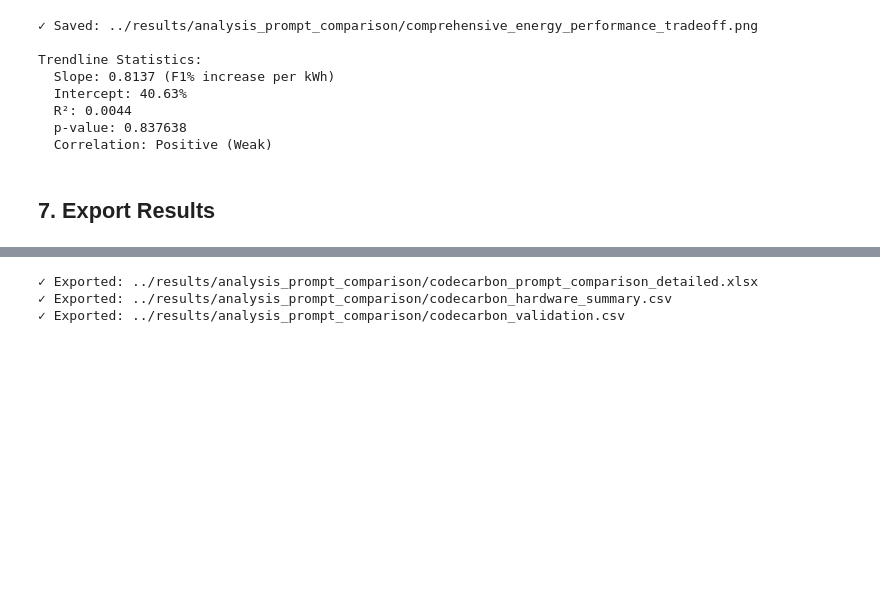
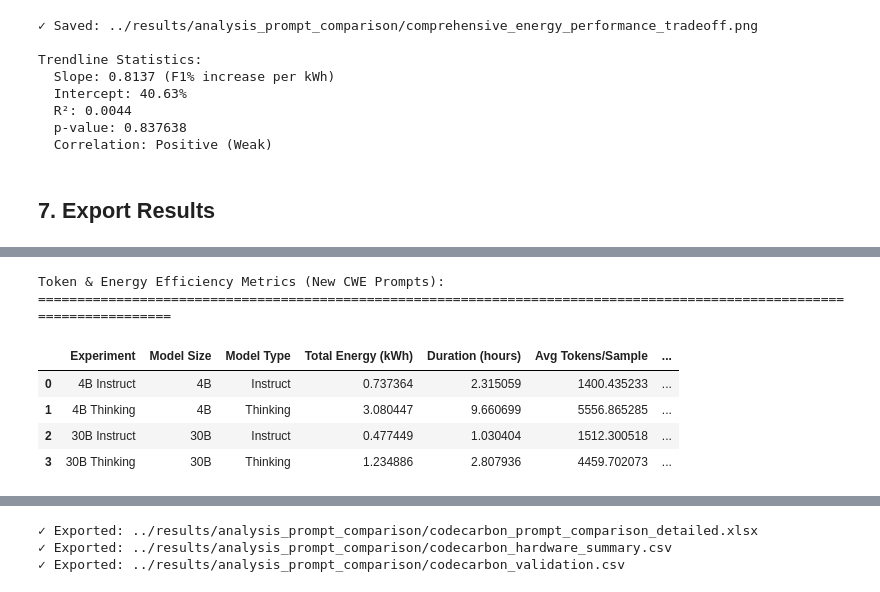
Before and after one commit to unused1/agent-green, a Jupyter notebook: notebooks/rq1_prompt_comparison_codecarbon_analysis_executed.ipynb, the cells around one changed output, grey strips where cells are left out. Drawn from its saved outputs; the diff is of its cells as text; code cells hidden in the pictures; blank space fills up the shorter version.

```diff
--- a/notebooks/rq1_prompt_comparison_codecarbon_analysis_executed.ipynb
+++ b/notebooks/rq1_prompt_comparison_codecarbon_analysis_executed.ipynb
@@ -628,0 +924,41 @@ Trendline Statistics:
+# %%
+# Merge token data with energy data for few-shot new prompts
+token_energy_comparison = []
+
+for _, row in hardware_df.iterrows():
+    exp_name_map = {
+        '4B Instruct (New CWE)': '4B Instruct Few (New)',
+        '4B Thinking (New CWE)': '4B Thinking Few (New)',
+        '30B Instruct (New CWE)': '30B Instruct Few (New)',
+        '30B Thinking (New CWE)': '30B Thinking Few (New)'
+    }
+
+    token_exp_name = exp_name_map.get(row['Experiment'])
+    if token_exp_name:
+        token_data = token_df[token_df['experiment'] == token_exp_name].iloc[0]
+
+        token_energy_comparison.append({
+            'Experiment': row['Experiment'].replace(' (New CWE)', ''),
+            'Model Size': row['Model Size'],
+            'Model Type': row['Model Type'],
+            'Total Energy (kWh)': row['Total Energy (kWh)'],
+            'Duration (hours)': row['Duration (hours)'],
+            'Avg Tokens/Sample': token_data['avg_tokens_per_sample'],
+            'Total Tokens': token_data['total_reasoning_tokens'],
+            'Tokens per kWh': token_data['total_reasoning_tokens'] / row['Total Energy (kWh)'],
+            'Energy per 1K Tokens (Wh)': (row['Total Energy (kWh)'] * 1000) / (token_data['total_reasoning_tokens'] / 1000)
+        })
+
+token_energy_df = pd.DataFrame(token_energy_comparison)
+
+print("Token & Energy Efficiency Metrics (New CWE Prompts):")
+print("=" * 120)
+token_energy_df
+# %% [output]
+Token & Energy Efficiency Metrics (New CWE Prompts):
+========================================================================================================================
+|  | Experiment | Model Size | Model Type | Total Energy (kWh) | Duration (hours) | Avg Tokens/Sample | ... |
+| 0 | 4B Instruct | 4B | Instruct | 0.737364 | 2.315059 | 1400.435233 | ... |
+| 1 | 4B Thinking | 4B | Thinking | 3.080447 | 9.660699 | 5556.865285 | ... |
+| 2 | 30B Instruct | 30B | Instruct | 0.477449 | 1.030404 | 1512.300518 | ... |
+| 3 | 30B Thinking | 30B | Thinking | 1.234886 | 2.807936 | 4459.702073 | ... |
```
Also changed, not shown: parts of 11 cells of this notebook, 9 other files.
